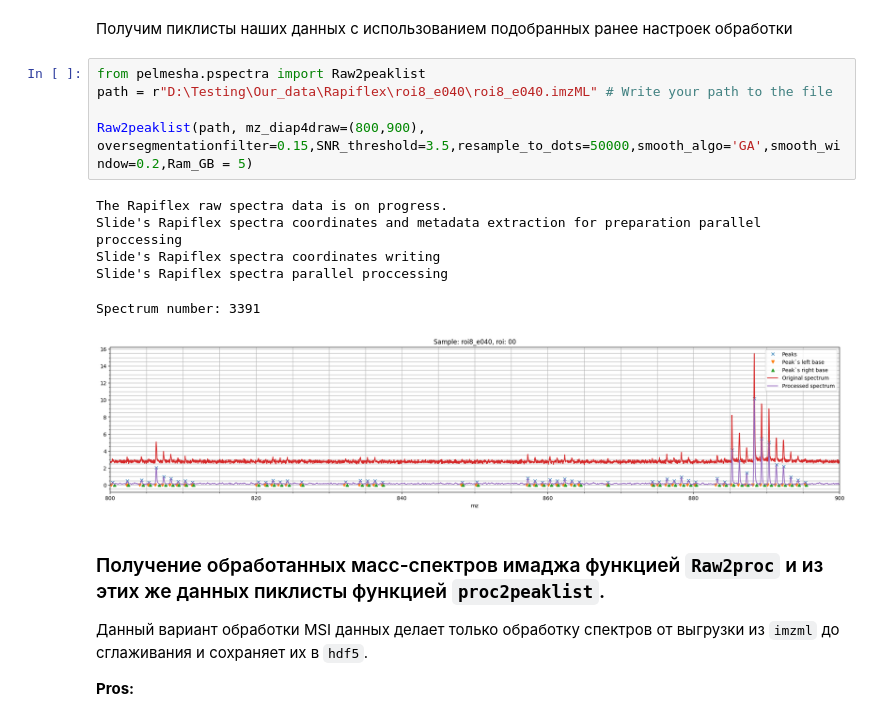
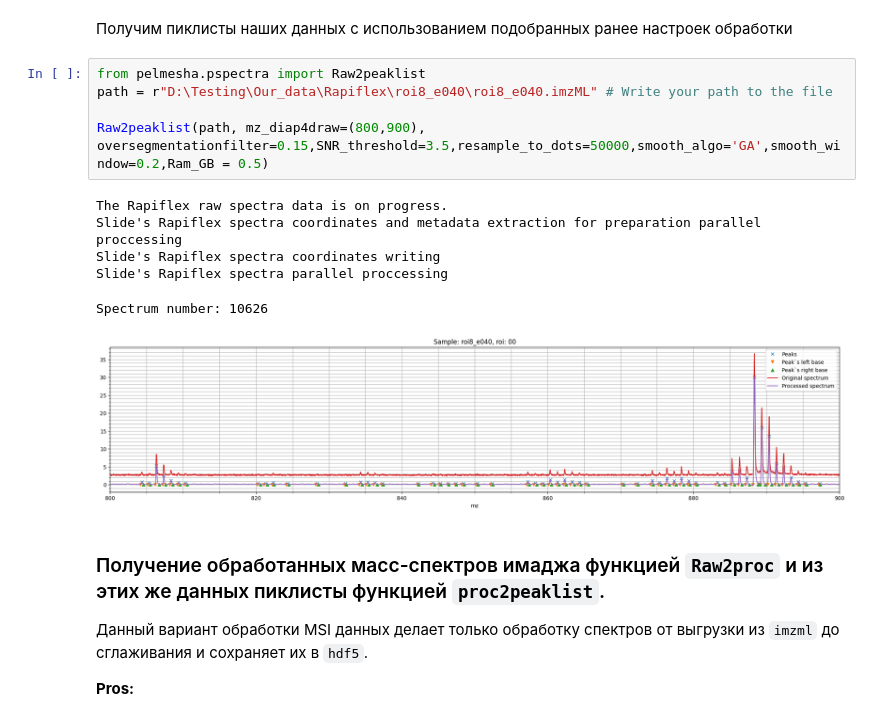
Before and after one commit to Testudinata/pelmesha, a Jupyter notebook: Pipelines/MSI_Pipeline_processing.ipynb, the cells around one changed output. Cells and saved outputs as stored; diff of their text form.

```diff
--- a/Pipelines/MSI_Pipeline_processing.ipynb
+++ b/Pipelines/MSI_Pipeline_processing.ipynb
@@ -196,15 +196,15 @@ Spectrum number: 2542
 # %%
 from pelmesha.pspectra import Raw2peaklist
 path = r"D:\Testing\Our_data\Rapiflex\roi8_e040\roi8_e040.imzML" # Write your path to the file
 
-Raw2peaklist(path, mz_diap4draw=(800,900), oversegmentationfilter=0.15,SNR_threshold=3.5,resample_to_dots=50000,smooth_algo='GA',smooth_window=0.2,Ram_GB = 5)
+Raw2peaklist(path, mz_diap4draw=(800,900), oversegmentationfilter=0.15,SNR_threshold=3.5,resample_to_dots=50000,smooth_algo='GA',smooth_window=0.2,Ram_GB = 0.5)
 # %% [output]
 The Rapiflex raw spectra data is on progress.
 Slide's Rapiflex spectra coordinates and metadata extraction for preparation parallel proccessing
 Slide's Rapiflex spectra coordinates writing
 Slide's Rapiflex spectra parallel proccessing
-Spectrum number: 3391
+Spectrum number: 10626
-[figure, old version]
+[figure, new version]
 # %% [markdown]
 ### Получение обработанных масс-спектров имаджа функцией `Raw2proc` и из этих же данных пиклисты функцией `proc2peaklist`.
 Данный вариант обработки MSI данных делает только обработку спектров от выгрузки из `imzml` до сглаживания и сохраняет их в `hdf5`.
```
Also changed, not shown: parts of 1 cell of this notebook, 3 other files.
